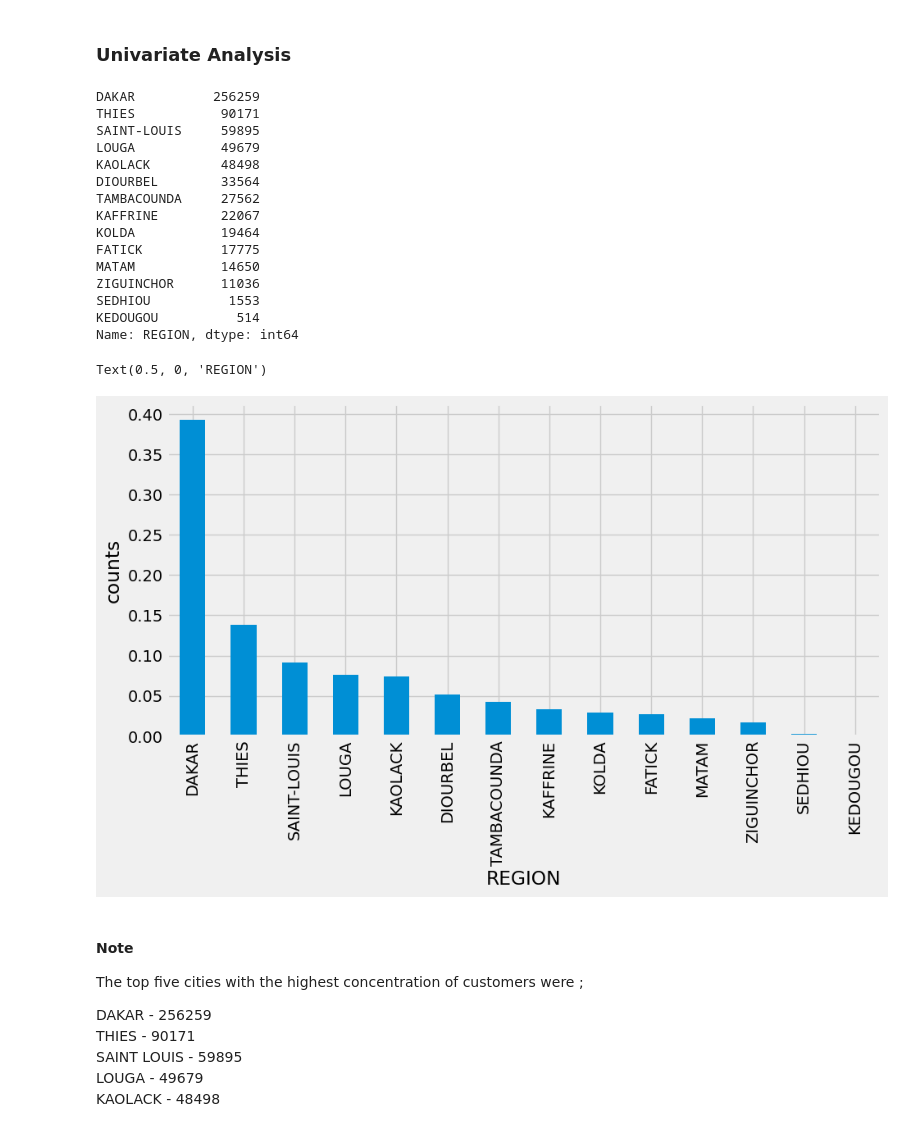
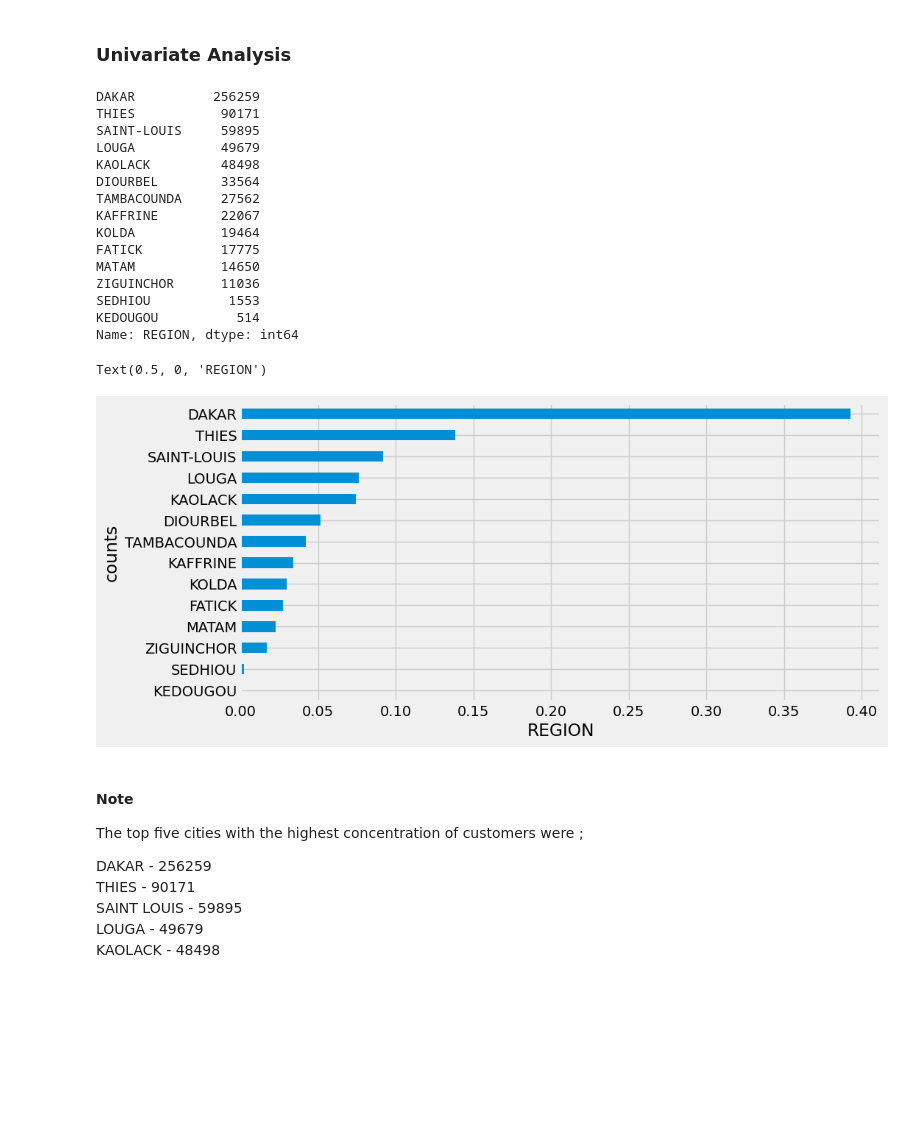
Before and after one commit to elvis-darko/Team_Zurich_Capstone_Project, a Jupyter notebook: Assets/dev/customer_churn_predict_TeamZurich.ipynb, the cells around one changed output. Drawn from its saved outputs; the diff is of its cells as text; code cells hidden in the pictures; blank space fills up the shorter version.

```diff
--- a/Assets/dev/customer_churn_predict_TeamZurich.ipynb
+++ b/Assets/dev/customer_churn_predict_TeamZurich.ipynb
@@ -253,29 +253,30 @@ train.select_dtypes(include=['int64', 'float64']).describe().T
 # %%
 # Check  value counts of region
 
 print(train['REGION'].value_counts())
 plt.figure(figsize=(10,5))
-train['REGION'].value_counts(normalize=True).plot(kind='bar')
+train['REGION'].value_counts(normalize=True).plot(kind='barh')
+plt.gca().invert_yaxis()
 plt.ylabel('counts')
 plt.xlabel('REGION')
 # %% [output]
 DAKAR          256259
 THIES           90171
 SAINT-LOUIS     59895
 LOUGA           49679
 KAOLACK         48498
 DIOURBEL        33564
 TAMBACOUNDA     27562
 KAFFRINE        22067
 KOLDA           19464
 FATICK          17775
 MATAM           14650
 ZIGUINCHOR      11036
 SEDHIOU          1553
 KEDOUGOU          514
 Name: REGION, dtype: int64
 Text(0.5, 0, 'REGION')
-[figure, old version]
+[figure, new version]
 # %% [markdown]
 #### Note
 The top five cities with the highest concentration of customers were ;
```
Also changed, not shown: parts of 5 cells of this notebook.
